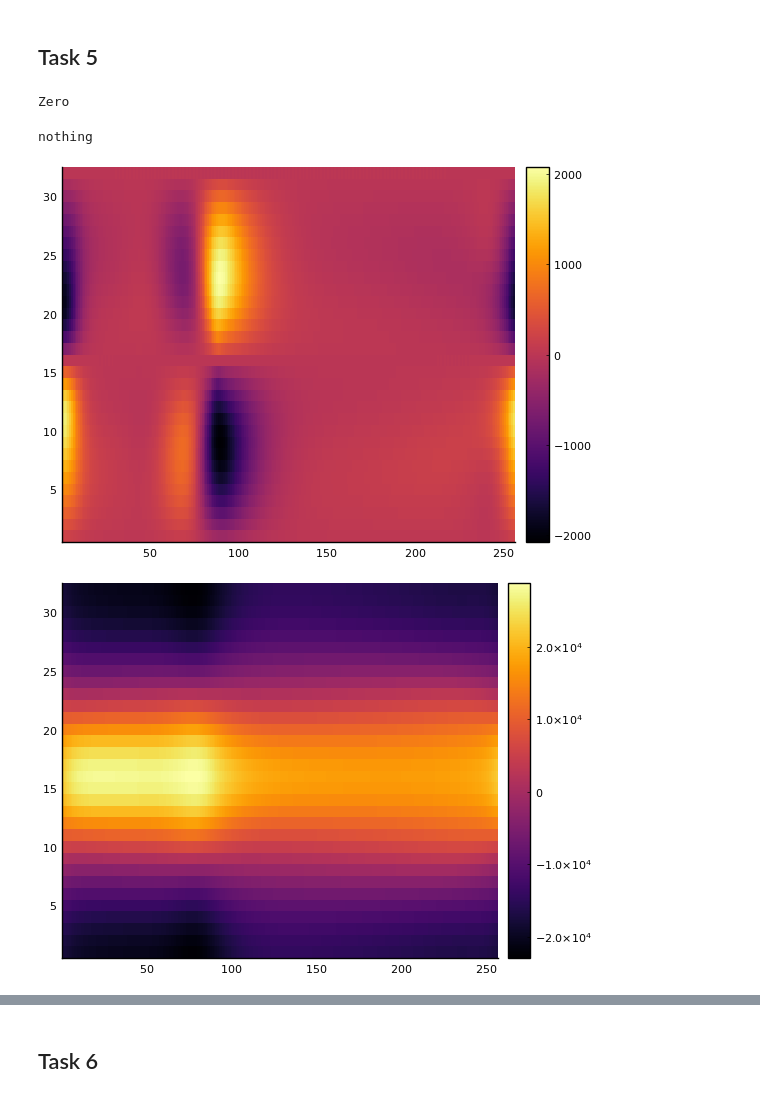
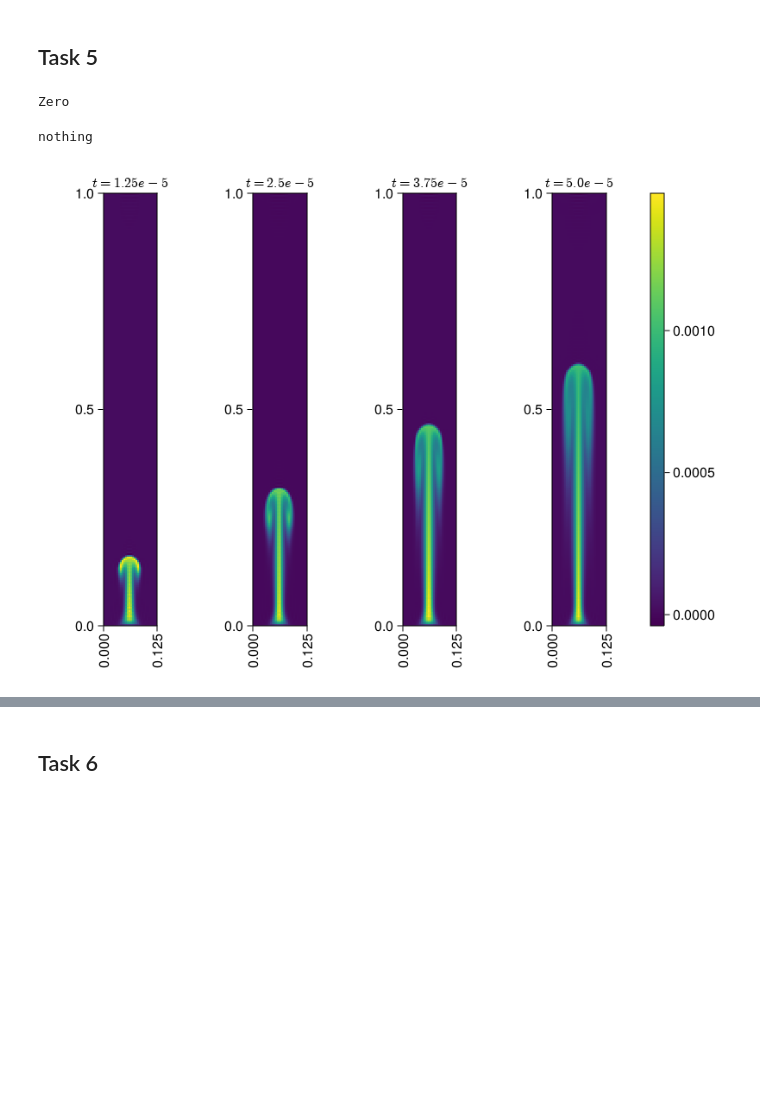
Before and after one commit to l-okko/cfd-klausur, a Jupyter notebook: klausur.ipynb, the cells around one changed output, grey strips where cells are left out. Cells and saved outputs as stored; diff of their text form; code cells hidden in the pictures; blank space fills up the shorter version.

Commit message:
plots

```diff
--- a/klausur.ipynb
+++ b/klausur.ipynb
@@ -162,7 +163,7 @@ Updates the velocity field for a given `T` in fourier space.
 
 Returns velocity vector field in fourier space.
 """
-function update_velocity(T,v,Nx,Ny,kx,ky,Ra,v_factor)
+function update_velocity(T,v,Nx,Ny,kx,ky,Ra)
 
     k_abs = kx.^2 .+ (ky.^2)'
     for i in 1:Nx
@@ -201,7 +202,7 @@ Integrates the temperature field `T` with an initial velocity field `v` for `ste
 
 Returns an array containing all calculated temperature fields in fourier space.
 """
-function integrate(geometry,timestep,steps,v,T,Q,dynamic=false,save_interval = 1,Ra=1)
+function integrate(geometry,timestep,steps,v,T,Q,dynamic=false,save_interval = 1,Ra=1,return_v=false)
     Nx = geometry[1][1]
     Ny = geometry[1][2]
     Lx = geometry[2][1]
@@ -247,7 +248,7 @@ function integrate(geometry,timestep,steps,v,T,Q,dynamic=false,save_interval = 1
 
         # Update velocity field #
         if dynamic
-            v = copy(update_velocity(T_new,v,Nx,Ny,kx,ky,Ra,v_factor))
+            v = copy(update_velocity(T_new,v,Nx,Ny,kx,ky,Ra))
         end
 
         if i%(save_interval)==0
@@ -256,14 +257,18 @@ function integrate(geometry,timestep,steps,v,T,Q,dynamic=false,save_interval = 1
         end
 
     end
-    display(Plots.heatmap(real.(v_hist[end][1])))
-    display(Plots.heatmap(real.(v_hist[end][2])))
-    return T_hist
+    #display(Plots.heatmap(real.(v_hist[end][1])))
+    #display(Plots.heatmap(real.(v_hist[end][2])))
+    if !return_v
+        return T_hist
+    else
+        return T_hist, v_hist
+    end
 end
 
 
 
-function test_function(plot_mode,geometry,timestep,steps,Q_mode="test",v_mode="test",Ra=1,σ=0.01)
+function test_function(plot_mode,geometry,timestep,steps,Q_mode="test",v_mode="test",Ra=1.0,σ=0.01)
     Nx = geometry[1][1]
     Ny = geometry[1][2]
     Lx = geometry[2][1]
@@ -346,7 +351,7 @@ function test_function(plot_mode,geometry,timestep,steps,Q_mode="test",v_mode="t
 
     if plot_mode == "final"
         T = real(ifft(integrate(geometry,timestep,steps,v,T,Q)[end]))'
-        display(heatmap((0:(Lx/Nx):Lx),(0:(Ly/Ny):Ly),T,title=L"$T$ after " * string(steps) * " time steps",aspect_ratio=:equal,xlabel=L"$x$",ylabel=L"$y$",size=(600,600)))
+        display(Plots.heatmap((0:(Lx/Nx):Lx),(0:(Ly/Ny):Ly),T,title=L"$T$ after " * string(steps) * " time steps",aspect_ratio=:equal,xlabel=L"$x$",ylabel=L"$y$",size=(600,600)))
         print(maximum(T))
     end
 
@@ -360,10 +365,12 @@ function test_function(plot_mode,geometry,timestep,steps,Q_mode="test",v_mode="t
         Ny = 32
         Lx = 1.0
         Ly = 1.0
+        kx = 2*pi*fftfreq(Nx)*Nx/Lx
+        ky = 2*pi*fftfreq(Ny)*Ny/Ly
         v = Vector{Matrix{ComplexF64}}(undef, 2)
         v[1] = zeros(ComplexF64,Nx,Ny)
         v[2] = zeros(ComplexF64,Nx,Ny)
-        v = update_velocity(fft(target_T(Nx,Ny,Lx,Ly)),v,Nx,Ny,Lx,Ly,Ra)
+        v = update_velocity(fft(target_T(Nx,Ny,Lx,Ly)),v,Nx,Ny,kx,ky,Ra)
         vx = v[1]
         vy = v[2]
 
@@ -375,44 +382,72 @@ function test_function(plot_mode,geometry,timestep,steps,Q_mode="test",v_mode="t
         xxs = [x for x in xs for y in ys]
         yys = [y for x in xs for y in ys]
 
-        heatmap(xs,ys,target_T(Nx,Ny,Lx,Ly)')
+        f = Figure()
+        ax = Axis(f[1, 1],
+            title = L"Temperature field $T^*$ and velocity field $\vec{v}$",
+            xlabel = L"x",
+            ylabel = L"y"
+        )
+
+
+        hm = CairoMakie.heatmap!(ax,xs,ys,target_T(Nx,Ny,Lx,Ly))
         #GRUtils.quiver(x,y,vy,vx)
         #GRUtils.heatmap(target_T(Nx,Ny,Lx,Ly))
         #display(heatmap(real(vy)))
-        display(CairoMakie.streamplot((vx',vy'),xxs,yys,title=L"Velocity field resulting from temperature distibution $T^\star$",xlabel=L"$x$",ylabel=L"$y$"))
+        sp = CairoMakie.quiver!(ax,xs,ys,vx,vy, lengthscale = 100)
+        Colorbar(f[:, end+1], hm)
+        display(f)
     end
 
     if plot_mode == "task7"
-        Ts = integrate(geometry,timestep,steps,v,T,Q,true,steps/80,Ra)
-        Plots.heatmap(real(ifft(Ts[end])))
+        f = Figure()
+        Ts, vs = integrate(geometry,timestep,steps,v,T,Q,true,steps/4,Ra,true)
+        for i in 3:length(Ts)
+            time = round(steps/4*(i-2)*timestep,digits=8)
+            ax = Axis(f[1, i-2],
+                aspect = Nx/Ny,
+                title = L"t=%$(time)",
+                xticklabelrotation = pi/2,
+                xticks = [0,Lx]
+            )
+            #title = L"Temperature field $T$ after %$(steps) time steps with $\Delta t =$ %$(timestep), $Ra =$ %$(Ra) and $\sigma = $ %$(σ)",
+            #xlabel = L"x",
+            #ylabel = L"y",
+            xs = 0:(Lx/Nx):Lx
+            ys = 0:(Ly/Ny):Ly
+
+            hm = CairoMakie.heatmap!(ax,xs,ys,real(ifft(Ts[i])))
+        end
+            #sp = CairoMakie.quiver!(ax,xs,ys,real(vs[end][1]),real(vs[end][2]), lengthscale = 0.0001)
+        Colorbar(f[:, end+1], hm)
+        display(f)
     end
 
 end
 
 Nx = 32
 Ny = 32
 Lx = 1.0
 Ly = 1.0
 
 geometry = ((Nx,Ny),(Lx,Ly))
 timestep = 0.001
 steps = 800
 
 #test_function("final",geometry,0.001,400)
 
 
 Nx = 32
 Ny = 8*Nx
 Lx = 1.0/8.0
 Ly = 1.0
 
 geometry = ((Nx,Ny),(Lx,Ly))
 timestep = 1e-8
-steps = 10000
+steps = 5000
 #test_function("testVelocity",geometry,timestep,steps)
 test_function("task7",geometry,timestep,steps,"gauss","zero",1e11,0.01)
 # %% [output]
 Zero
 nothing
-[figure, old version]
+[figure, new version]
-[figure, removed]
```
Also changed, not shown: parts of 2 cells of this notebook.
